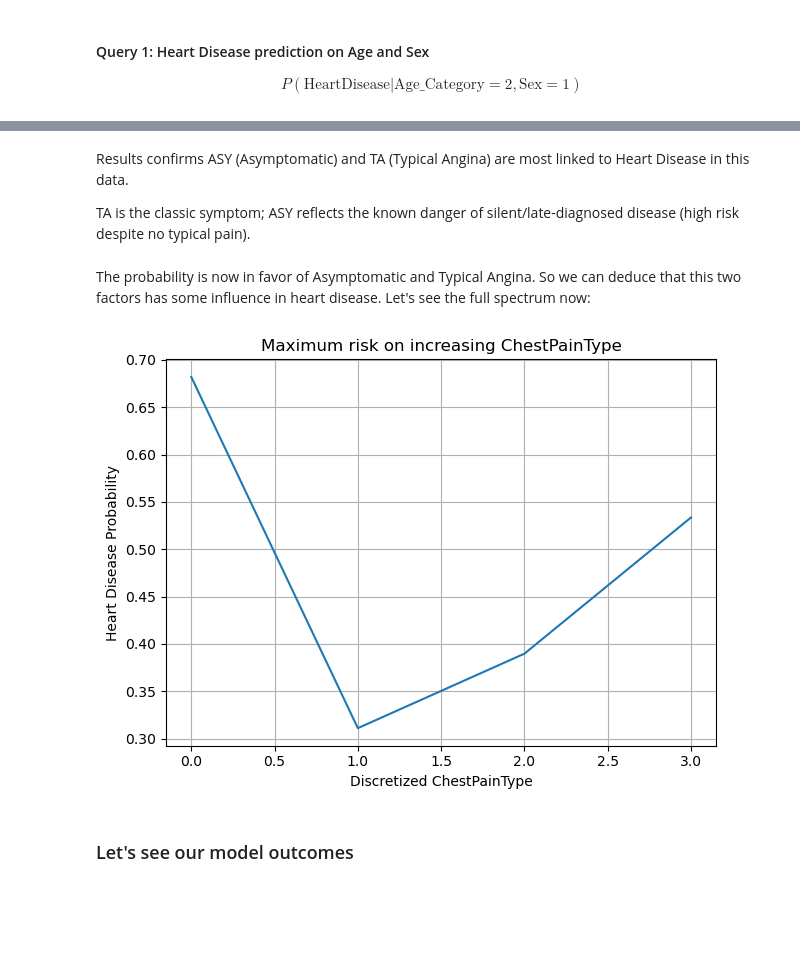
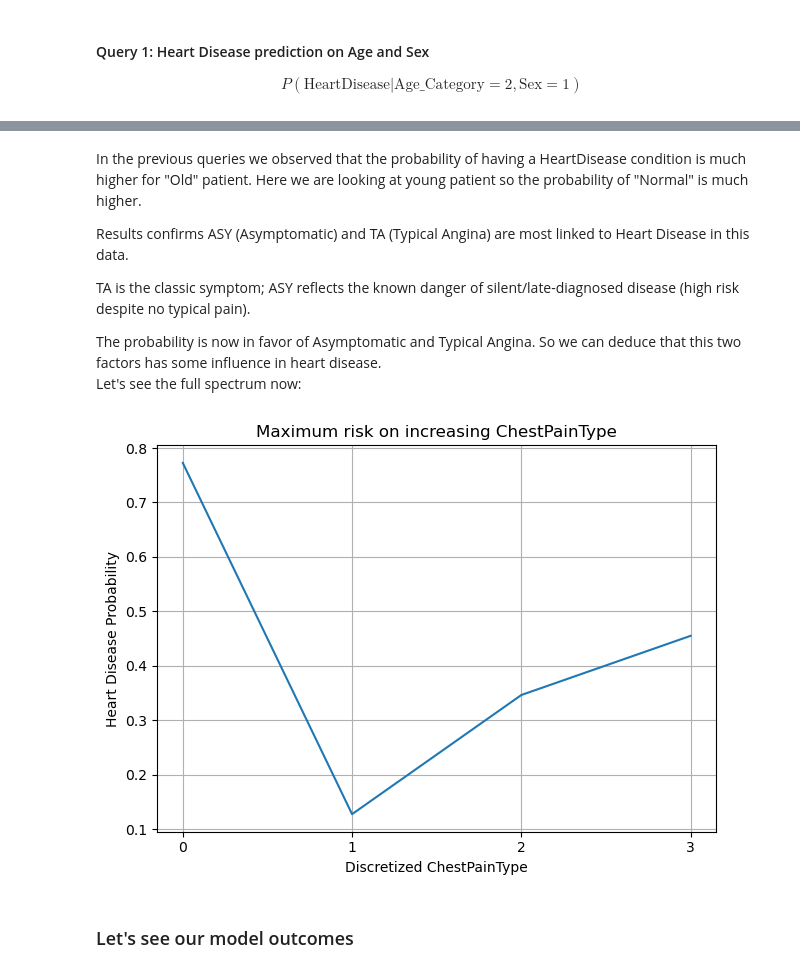
Before and after one commit to maurodore/heart_failure_prediction_bayesian_reasoning, a Jupyter notebook: src/main.ipynb, the cells around one changed output, grey strips where cells are left out. Cells and saved outputs as stored; diff of their text form; code cells hidden in the pictures; blank space fills up the shorter version.

```diff
--- a/src/main.ipynb
+++ b/src/main.ipynb
@@ -504 +497,3 @@ print(inferences[0][1].query(["HeartDisease"], evidence={'Age_Category': 2, 'Sex
+# %%
+inference = VariableElimination(tree_model)
 # %%
@@ -533,16 +518,0 @@ print(inferences[0][1].query(["HeartDisease"], evidence={'Age_Category': 2, 'Sex
-# %%
-synthom = "ST_Slope"
-
-pain_types = [0, 1, 2] # [Down: 0, Flat: 1, Up: 2]
-answer_pain_types = {}
-evidence = {"Age_Category": 2, "Sex": 1}
-print(f"Scenario: {synthom} of an old male man")
-print(f"Possible pain type: {pain_types}")
-for name, inference in inferences:
-    answer_pain_types[name] = {}
-    print(f"Performing inference for model: {name}")
-    for pain_type in pain_types:
-        evidence[synthom] = pain_type
-        answer_pain_types[name][pain_type] = inference.query(["HeartDisease"], evidence, show_progress=False).values
-
-plot_values(answer_pain_types, label_map={0: 'Normal', 1: 'Heart Disease'}, x=synthom, state_col='HeartDisease', y='Probability')
@@ -580,0 +603,4 @@ print(inferences[0][1].query(["HeartDisease"], evidence={'Age_Category': 0, 'Che
+# %%
+chest_type = {'ASY': 0, 'ATA': 1, 'NAP': 2, 'TA': 3}
+
+print(inference.query(["HeartDisease"], evidence={'ChestPainType': chest_type['ASY']}))
@@ -581,12 +615,12 @@ print(inferences[0][1].query(["HeartDisease"], evidence={'Age_Category': 0, 'Che
 # %%
-#### Query 3: Heart Disease risk by age and chest pain type
+# Age: 0 -> <44, 1 -> 45-60, 2 -> >60
 
 age = 0
-values = [(age, 0), (age, 1), (age, 2), (age, 3)] #'ASY' → 0 'ATA' → 1 'NAP' → 2 'TA' → 3
+
+values = [(age, chest_type['ASY']), (age, chest_type['ATA']), (age, chest_type['NAP']), (age, chest_type['TA'])]
+
 answer_values = {}
-print(f"Scenarios: probability following the pairs of Age_Category/ChestPainType \n{values}")
 for name, inference in inferences:
-    print(f"Performing inference for model: {name}")
     answer_values[name] = {}
     for age, chest_pain_type in values:
         evidence = {"Age_Category": age, "ChestPainType": chest_pain_type}
@@ -603,36 +631,39 @@ Performing inference for model: hc bdscore
 # %% [markdown]
-Results confirms ASY (Asymptomatic) and TA (Typical Angina) are most linked  to Heart Disease in this data.
+In the previous queries we observed that the probability of having a HeartDisease condition is much higher for "Old" patient.
+Here we are looking at young patient so the probability of "Normal" is much higher.
+
+Results confirms ASY (Asymptomatic) and TA (Typical Angina) are most linked to Heart Disease in this data.
 
 TA is the classic symptom;
 ASY reflects the known danger of silent/late-diagnosed disease (high risk despite no typical pain).
+
+The probability is now in favor of Asymptomatic and Typical Angina. So we can deduce that this two factors has some influence in heart disease. <br>
+Let's see the full spectrum now:
-# %% [markdown]
-The probability is now in favor of Asymptomatic and Typical Angina. So we can deduce that this two factors has some influence in heart disease.
-Let's see the full spectrum now:
 # %%
 from pgmpy.factors.discrete import State
 
-exact_inference = inferences[0][1] #custom model
 illness = "ChestPainType"
 
 heart_disease = []
 predictions_list = []
 for t in range(data[illness].max() + 1):
     evidence = [State(illness, t)]
-    prob = exact_inference.query(["HeartDisease"], evidence=dict(evidence), show_progress=False)
+    prob = inference.query(["HeartDisease"], evidence=dict(evidence), show_progress=False)
     heart_disease.append(prob.values[-1])
 
 fig = plt.figure()
 fig.patch.set_facecolor('white')
 plt.plot(range(len(heart_disease)), heart_disease)
 plt.title(f"Maximum risk on increasing {illness}")
 plt.xlabel(f"Discretized {illness}")
 plt.ylabel("Heart Disease Probability")
 plt.grid()
+plt.xticks(data[illness].unique())
 plt.tight_layout()
-plt.savefig(pathlib.Path.joinpath(project_dir,"out/inc_temp.png"))
+plt.savefig(pathlib.Path.joinpath(project_dir,"out/hd_spectrum.png"))
 plt.show()
 # %% [output]
-[figure, old version]
+[figure, new version]
 # %% [markdown]
 ### Let's see our model outcomes
 # %%
```
Also changed, not shown: parts of 69 cells of this notebook, 8 other files.
